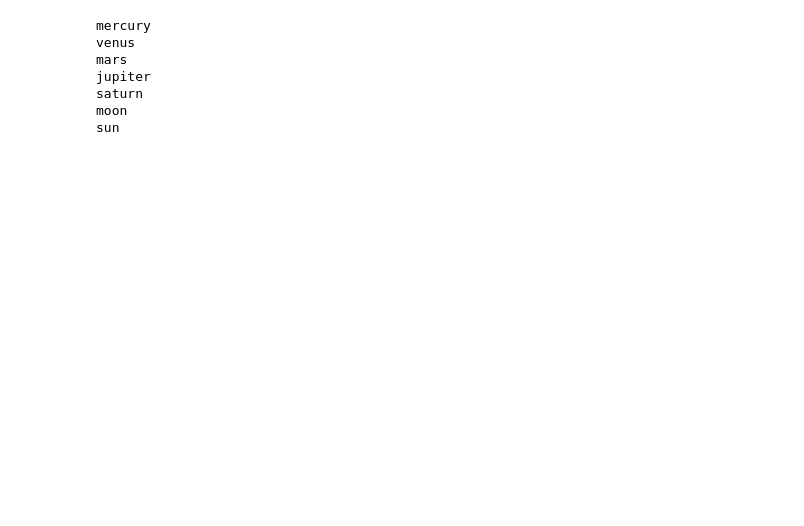
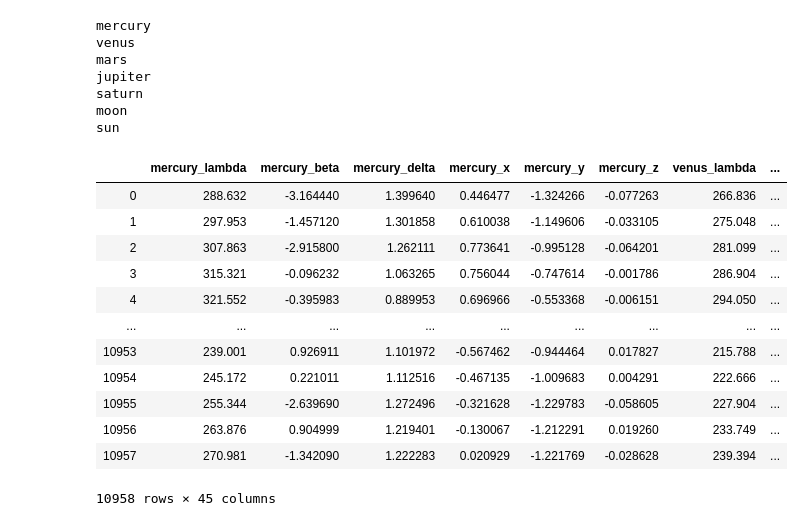
Before and after one commit to pnelson6679/projectS_early_deadline_teamSKEP, a Jupyter notebook: generate_data.ipynb, the cells around one changed output. Cells and saved outputs as stored; diff of their text form; code cells hidden in the pictures; blank space fills up the shorter version.

```diff
--- a/generate_data.ipynb
+++ b/generate_data.ipynb
@@ -139,6 +139,19 @@ final_data['time'] = data['time']
 final_data['location'] = data['location']
 final_data['moon_phase'] = data['moon_phase']
 final_data.to_csv('final_data.csv', index=False)
-# %%
-final_data = pd.DataFrame(rows)
-final_data.head()
+# %%
+final_data
+# %% [output]
+|  | mercury_lambda | mercury_beta | mercury_delta | mercury_x | mercury_y | mercury_z | venus_lambda | ... |
+| 0 | 288.632 | -3.164440 | 1.399640 | 0.446477 | -1.324266 | -0.077263 | 266.836 | ... |
+| 1 | 297.953 | -1.457120 | 1.301858 | 0.610038 | -1.149606 | -0.033105 | 275.048 | ... |
+| 2 | 307.863 | -2.915800 | 1.262111 | 0.773641 | -0.995128 | -0.064201 | 281.099 | ... |
+| 3 | 315.321 | -0.096232 | 1.063265 | 0.756044 | -0.747614 | -0.001786 | 286.904 | ... |
+| 4 | 321.552 | -0.395983 | 0.889953 | 0.696966 | -0.553368 | -0.006151 | 294.050 | ... |
+| ... | ... | ... | ... | ... | ... | ... | ... | ... |
+| 10953 | 239.001 | 0.926911 | 1.101972 | -0.567462 | -0.944464 | 0.017827 | 215.788 | ... |
+| 10954 | 245.172 | 0.221011 | 1.112516 | -0.467135 | -1.009683 | 0.004291 | 222.666 | ... |
+| 10955 | 255.344 | -2.639690 | 1.272496 | -0.321628 | -1.229783 | -0.058605 | 227.904 | ... |
+| 10956 | 263.876 | 0.904999 | 1.219401 | -0.130067 | -1.212291 | 0.019260 | 233.749 | ... |
+| 10957 | 270.981 | -1.342090 | 1.222283 | 0.020929 | -1.221769 | -0.028628 | 239.394 | ... |
+10958 rows × 45 columns
```
Also changed, not shown: parts of 1 cell of this notebook.
